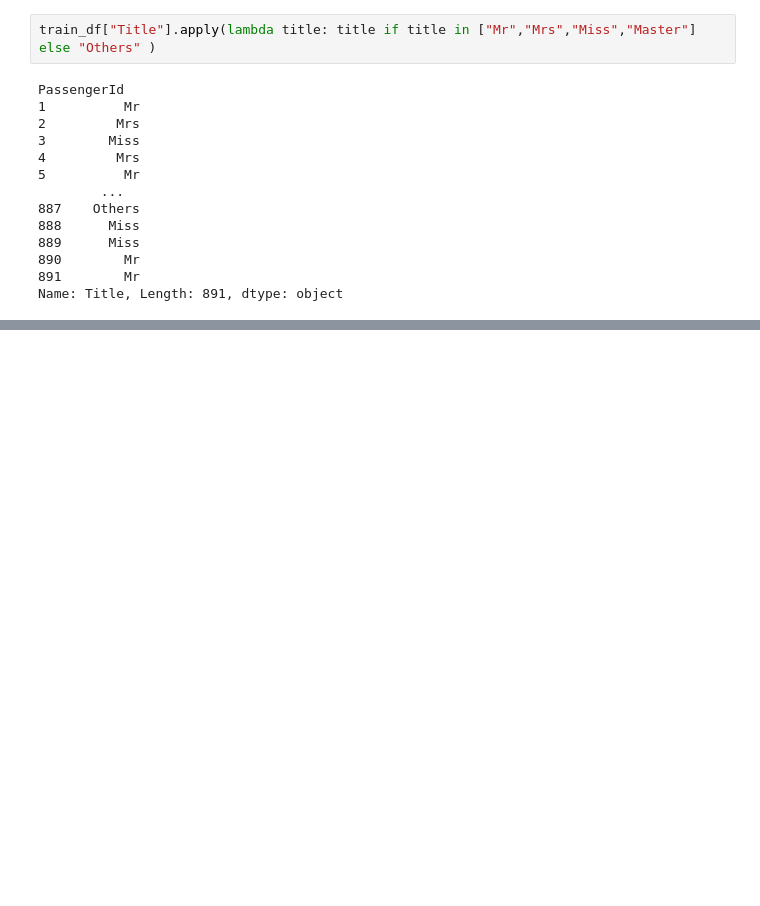
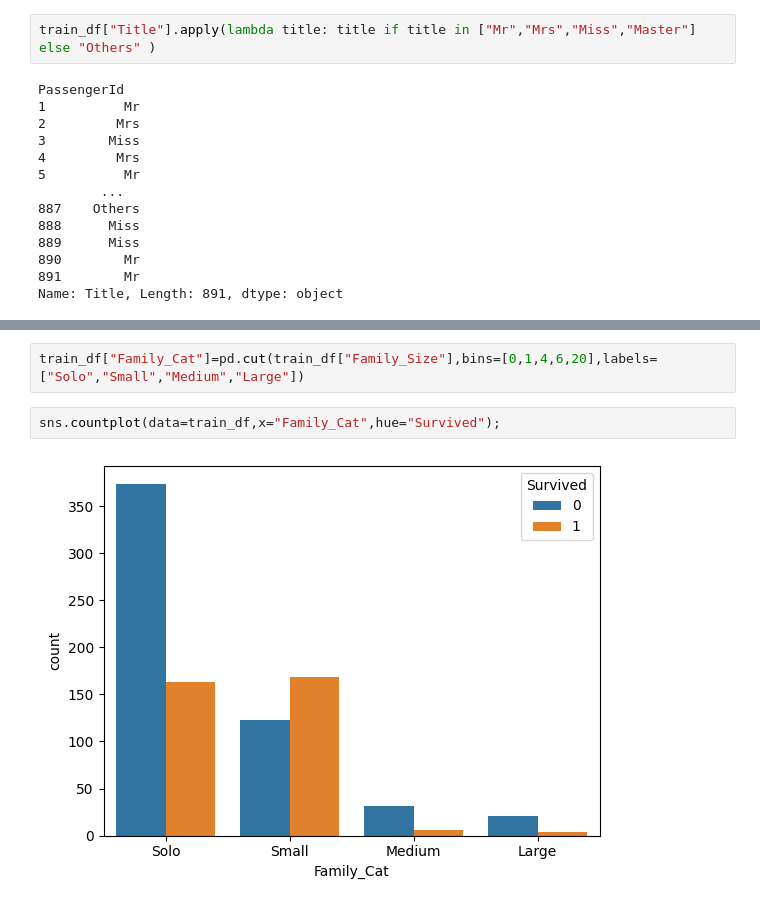
Before and after one commit to dangtrantrung/Kaggle-Titanic-ML-Project, a Jupyter notebook: notebook939491aa92.ipynb, the cells around one changed output, grey strips where cells are left out. Saved outputs shown, nothing was run; the diff lists cells and outputs as text; blank space fills up the shorter version.

```diff
--- a/notebook939491aa92.ipynb
+++ b/notebook939491aa92.ipynb
@@ -518,0 +546,6 @@ Name: Title, Length: 891, dtype: object
+# %%
+train_df["Family_Cat"]=pd.cut(train_df["Family_Size"],bins=[0,1,4,6,20],labels=["Solo","Small","Medium","Large"])
+# %%
+sns.countplot(data=train_df,x="Family_Cat",hue="Survived");
+# %% [output]
+[figure, added]
```
Also changed, not shown: parts of 8 cells of this notebook.
